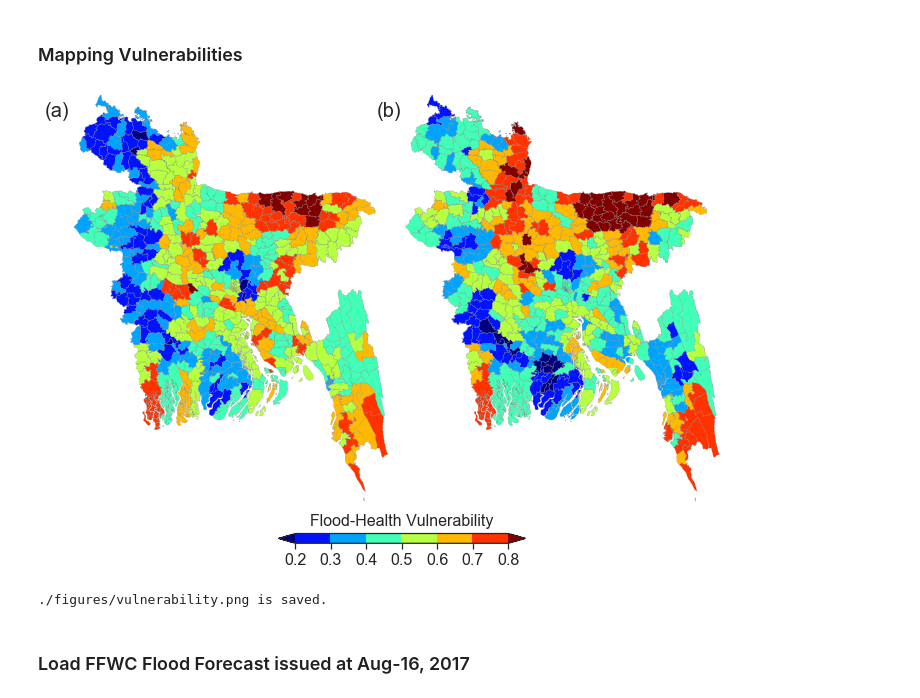
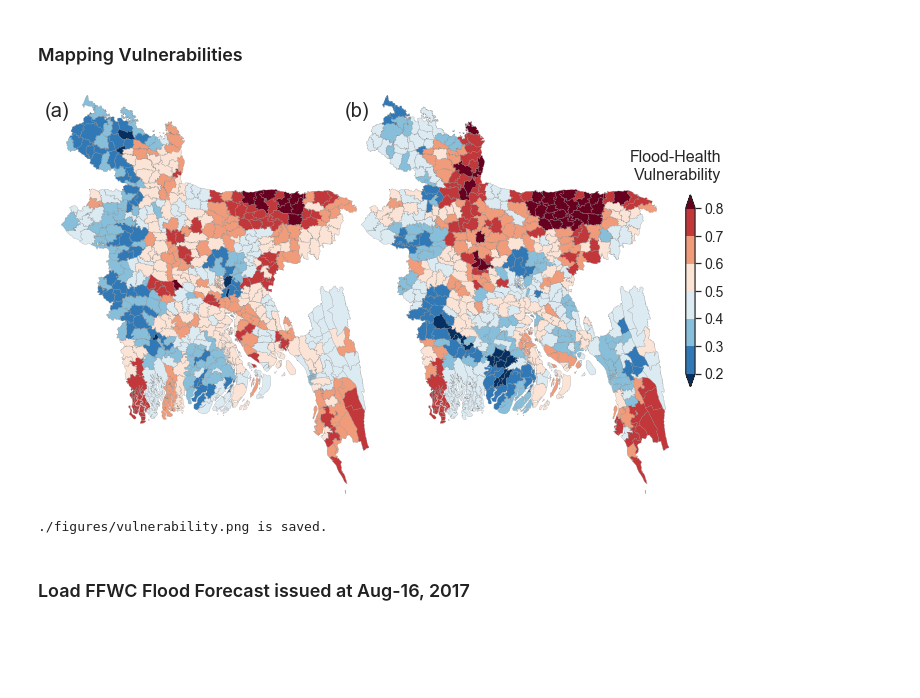
Before and after one commit to gnodnooh/VulnRiskImpact-BGD, a Jupyter notebook: FVI_Assessment.ipynb, the cells around one changed output. Cells and saved outputs as stored; diff of their text form; code cells hidden in the pictures; blank space fills up the shorter version.

Commit message:
new figures

```diff
--- a/FVI_Assessment.ipynb
+++ b/FVI_Assessment.ipynb
@@ -160,0 +117,7 @@ array([[-2.25671647,  0.05629859, -1.31708426],
+# %%
+data1 = data[data_table.loc[data_table['Domain'] == 'SOCIO-ECONOMIC', 'Name']]
+data2 = data[data_table.loc[data_table['Domain'] == 'HEALTH', 'Name']]
+data3 = data[data_table.loc[data_table['Domain'] == 'ADAPT CAPACITY', 'Name']]
+zdata1 = StandardScaler().fit_transform(data1)
+zdata2 = StandardScaler().fit_transform(data2)
+zdata3 = StandardScaler().fit_transform(data3)
@@ -220,51 +259,52 @@ map_upazila = pd.merge(shape, vuln, left_on='ADM3_PCODE', right_on='ADM3_PCODE',
 # Colormap
 bounds = list(np.arange(0.2,0.8,0.1))
 boundaries = [0]+bounds+[1]
-cmap, norm, vmin, vmax, ticks, boundaries = fhv.cbarpam(bounds, 'jet', labloc='on',
+cmap, norm, vmin, vmax, ticks, boundaries = fhv.cbarpam(bounds, 'RdBu_r', labloc='on',
                                                         boundaries=boundaries, extension='both')
 
 # Plotting
 sns.set_style("white", {'axes.linewidth': 1, 'grid.color': 'black'})
-fignumb = ['(a)', '(b)', '(c)']
-figlabel = 'Flood-Health Vulnerability'
-fig, axes = plt.subplots(nrows=1,ncols=2,figsize=(9,5), facecolor='w')
+fignumb = ['(a)', '(b)']
+figlabel = 'Flood-Health\nVulnerability'
+fig, axes = plt.subplots(nrows=1,ncols=2,figsize=(8,5), facecolor='w')
 for (i, el) in enumerate(['sovi','equal']):
     ax = axes.flatten('F')[i]
     ax.set_axis_off()
     ax.set_aspect('equal')
     ax.axis(lims)
-    map_upazila.plot(ax=ax, column=el,
-            cmap=cmap, norm=norm, vmin=vmin, vmax=vmax, linewidth=0.2, edgecolor='grey')
-    ax.annotate(fignumb[i], xy=(-0.05, 0.96), xycoords='axes fraction',
+    map_upazila.plot(ax=ax, column=el,cmap=cmap, norm=norm, vmin=vmin, vmax=vmax,
+                     linewidth=0.2, edgecolor='grey')
+    ax.annotate(fignumb[i], xy=(-0.01, 0.96), xycoords='axes fraction',
                 horizontalalignment='center', verticalalignment='center',
                 fontname='arial',fontsize=20)
 plt.tight_layout(pad=-2)
 # Colorbar
-cax = inset_axes(ax, width="46%", height="3%",
+cax = inset_axes(ax, width="5%", height="40%",
                  loc='lower left',
-                 bbox_to_anchor=(-0.4, -0.1, 1.7, 0.8),
+                 bbox_to_anchor=(1.05, 0.27, 0.6, 1.2),
                  bbox_transform=ax.transAxes,borderpad=0)
 cbar = mpl.colorbar.ColorbarBase(cax, cmap=cmap, norm=norm,
                                  boundaries=boundaries,
                                  extend='both',
                                  extendfrac=0.08,
                                  ticks = ticks,
                                  spacing='uniform',
-                                 orientation='horizontal')
-cbar.ax.set_xticklabels(['%.1f'%lb for lb in np.array(bounds)],
-                        fontname='arial', fontsize=16)
-cbar.set_label(figlabel, labelpad=-55,
-               fontname='arial', fontsize=16,
-               horizontalalignment='center')
+                                 orientation='vertical')
+cbar.ax.set_yticklabels(['%.1f'%lb for lb in np.array(bounds)],
+                        fontname='arial', fontsize=14)
+cbar.ax.annotate(figlabel, xy=(3.8, 1.15), xycoords='axes fraction',
+                horizontalalignment='right', verticalalignment='center',
+                fontname='arial',fontsize=16)
+
 plt.show()
 
 # Save a figure
 if True:
     fn_save = './figures/vulnerability.png'
     fig.savefig(fn_save, bbox_inches='tight')
     print('%s is saved.' % fn_save)
 # %% [output]
-[figure, old version]
+[figure, new version]
 ./figures/vulnerability.png is saved.
 # %% [markdown]
 ### Load FFWC Flood Forecast issued at Aug-16, 2017
```
Also changed, not shown: parts of 8 cells of this notebook, 3 other files.
